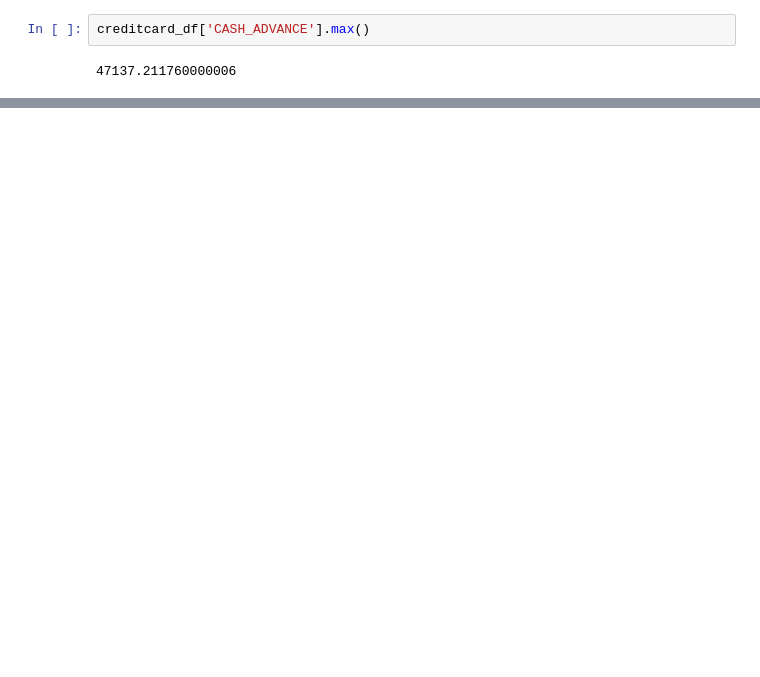
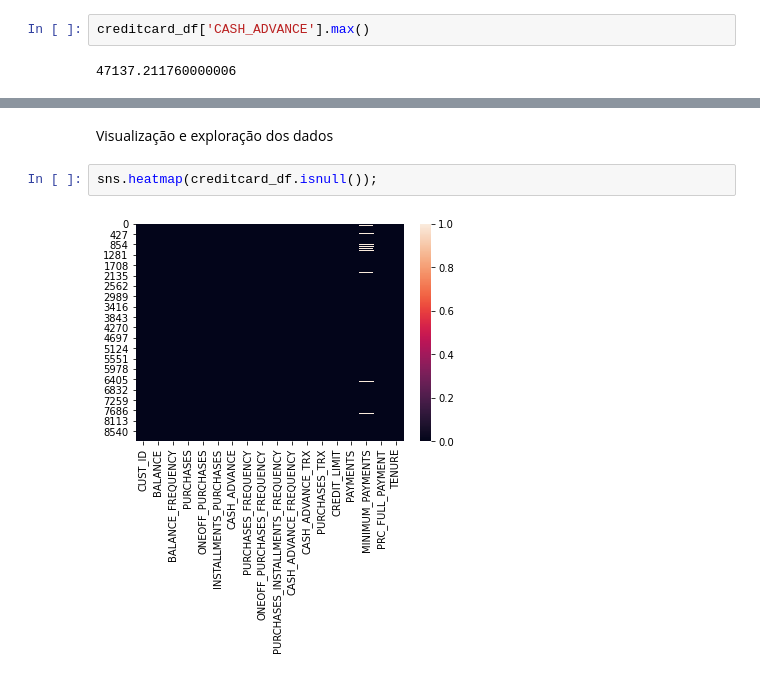
Before and after one commit to itimes-digital/use_cases_data_science, a Jupyter notebook: Use_Case_Marketing.ipynb, the cells around one changed output, grey strips where cells are left out. Cells and saved outputs as stored; diff of their text form; blank space fills up the shorter version.

```diff
--- a/Use_Case_Marketing.ipynb
+++ b/Use_Case_Marketing.ipynb
@@ -70,3 +70,9 @@ creditcard_df[creditcard_df['CASH_ADVANCE'] == 47137.211760000006]
 # %% [output]
 |  | CUST_ID | BALANCE | BALANCE_FREQUENCY | PURCHASES | ONEOFF_PURCHASES | INSTALLMENTS_PURCHASES | CASH_ADVANCE | ... |
 | 2159 | C12226 | 10905.05381 | 1.0 | 431.93 | 133.5 | 298.43 | 47137.21176 | ... |
+# %% [markdown]
+Visualização e exploração dos dados
+# %%
+sns.heatmap(creditcard_df.isnull());
+# %% [output]
+[figure, added]
```
Also changed, not shown: parts of 12 cells of this notebook.
